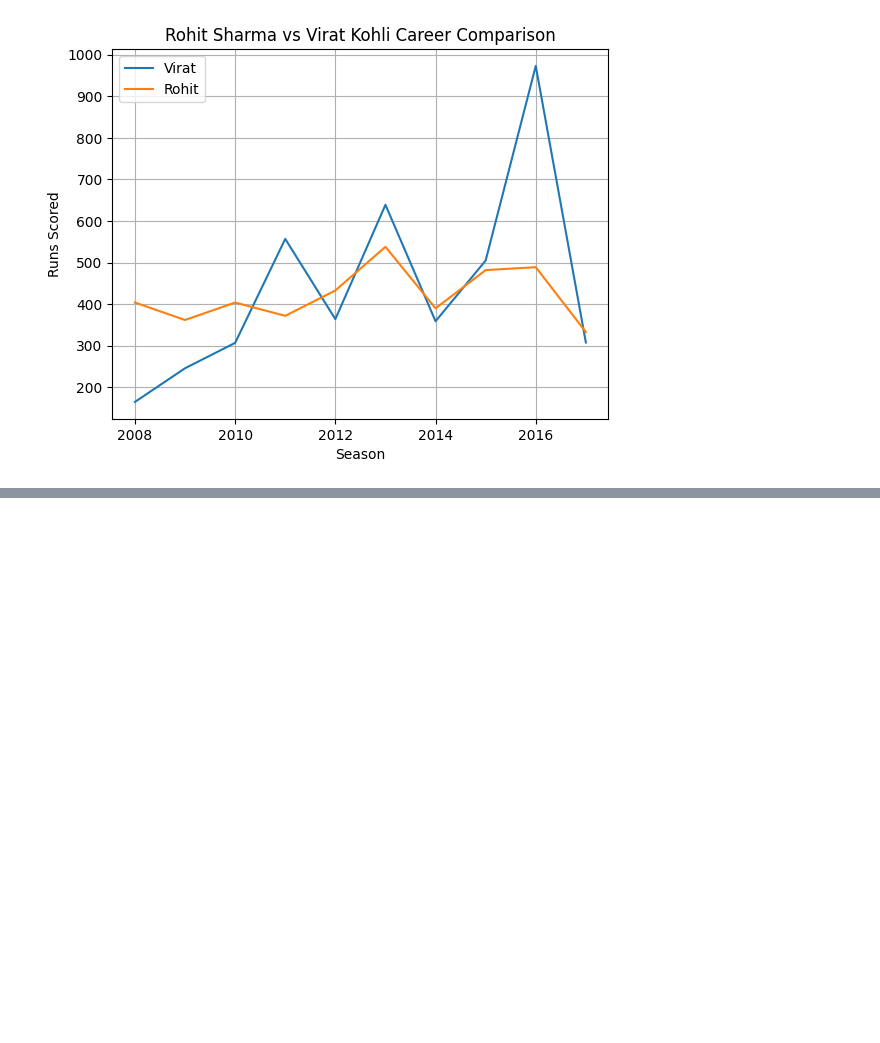
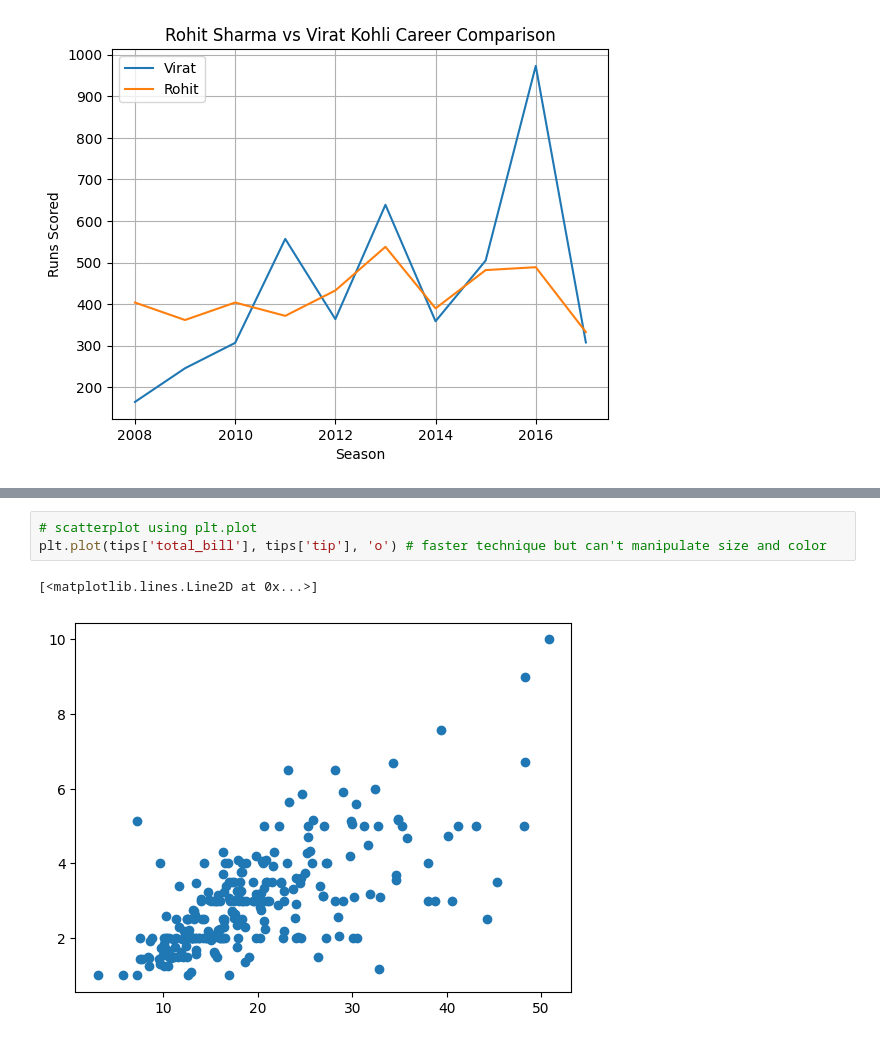
Before and after one commit to Lakshya-Ag09/Data-Science-Analysis, a Jupyter notebook: Matplotlib_01.ipynb, the cells around one changed output, grey strips where cells are left out. Saved outputs shown, nothing was run; the diff lists cells and outputs as text; blank space fills up the shorter version.

```diff
--- a/Matplotlib_01.ipynb
+++ b/Matplotlib_01.ipynb
@@ -172,0 +242,6 @@ plt.show() # to print graph
+# %%
+# scatterplot using plt.plot
+plt.plot(tips['total_bill'], tips['tip'], 'o') # faster technique but can't manipulate size and color
+# %% [output]
+[<matplotlib.lines.Line2D at 0x...>]
+[figure, added]
```
Also changed, not shown: parts of 6 cells of this notebook.
